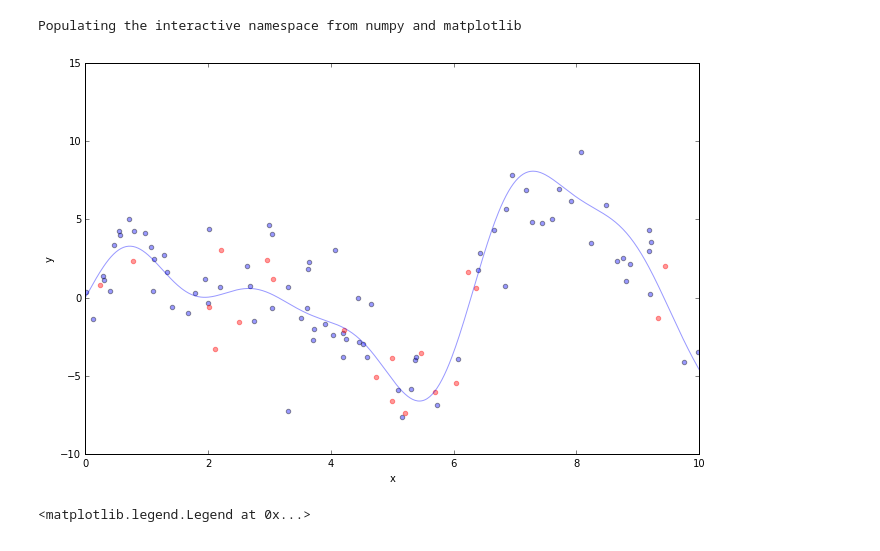
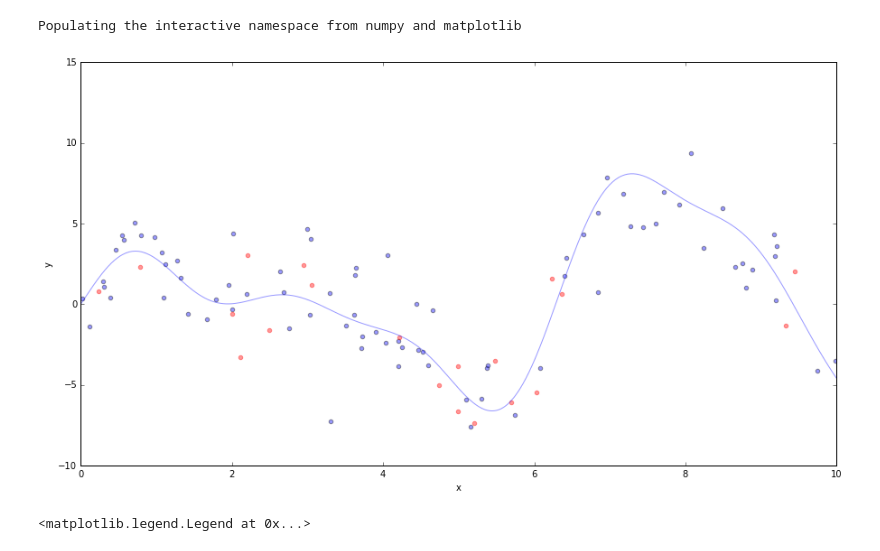
Before and after one commit to dataworkshop/xgboost, a Jupyter notebook: step2.ipynb, the cells around one changed output. Cells and saved outputs as stored; diff of their text form; code cells hidden in the pictures.

```diff
--- a/step2.ipynb
+++ b/step2.ipynb
@@ -15,7 +15,7 @@ from sklearn.ensemble import GradientBoostingRegressor, AdaBoostRegressor, Baggi
 # %% [output]
 Populating the interactive namespace from numpy and matplotlib
 # %%
-FIGSIZE = (11, 7)
+FIGSIZE = (15, 8)
 
 def ground_truth(x):
     """Ground truth -- function to approximate"""
@@ -24,34 +24,34 @@ def ground_truth(x):
 def gen_data(n_samples=200):
     """generate training and testing data"""
     np.random.seed(15)
     X = np.random.uniform(0, 10, size=n_samples)[:, np.newaxis]
     y = ground_truth(X.ravel()) + np.random.normal(scale=2, size=n_samples)
 
     X_train, X_test, y_train, y_test = train_test_split(X, y, test_size=0.2, random_state=3)
     return X_train, X_test, y_train, y_test
 
 X_train, X_test, y_train, y_test = gen_data(100)
 
 # plot ground truth
 x_plot = np.linspace(0, 10, 500)
 
 def plot_data(alpha=0.4, s=20):
     fig = plt.figure(figsize=FIGSIZE)
     gt = plt.plot(x_plot, ground_truth(x_plot), alpha=alpha, label='ground truth')
 
     # plot training and testing data
     plt.scatter(X_train, y_train, s=s, alpha=alpha)
     plt.scatter(X_test, y_test, s=s, alpha=alpha, color='red')
     plt.xlim((0, 10))
     plt.ylabel('y')
     plt.xlabel('x')
 
 annotation_kw = {'xycoords': 'data', 'textcoords': 'data',
                  'arrowprops': {'arrowstyle': '->', 'connectionstyle': 'arc'}}
 
 plot_data()
 # %% [output]
-[figure, old version]
+[figure, new version]
 # %%
 plot_data()
 
```
Also changed, not shown: parts of 6 cells of this notebook, 1 other file.
